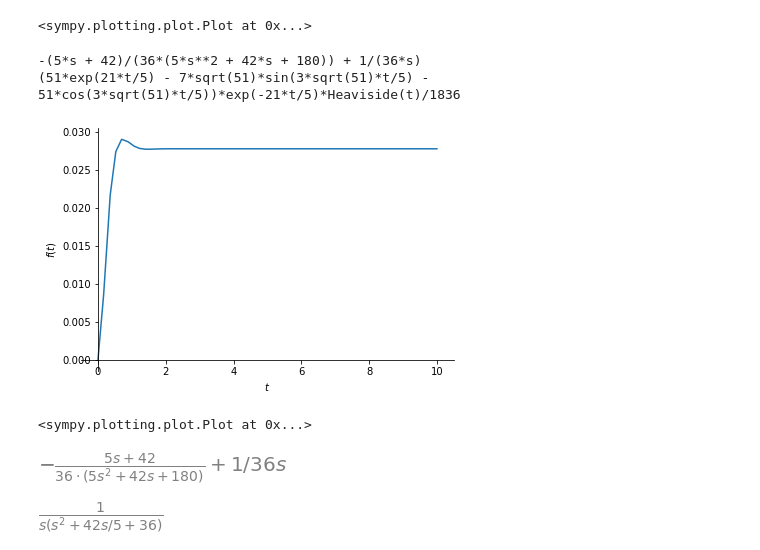
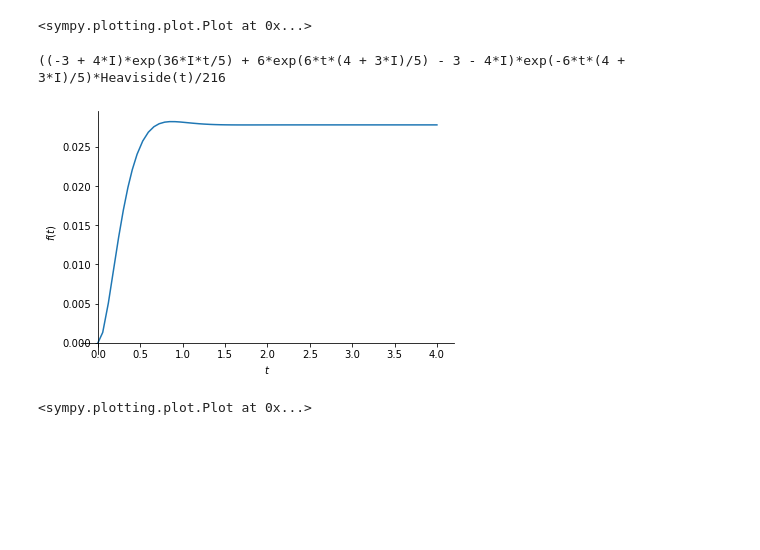
Before and after one commit to IFSP-HTO/aulas_modelagem_sistemas, a Jupyter notebook: Aula4-transf_laplace_frac_parciais.ipynb, the cells around one changed output. Cells and saved outputs as stored; diff of their text form; code cells hidden in the pictures; blank space fills up the shorter version.

```diff
--- a/Aula4-transf_laplace_frac_parciais.ipynb
+++ b/Aula4-transf_laplace_frac_parciais.ipynb
@@ -68,26 +68,17 @@ plot(g,(t,0,10),show=True)
 # %%
 # Sistema de segunda ordem
 
 om = 6
-zeta = 0.7
+zeta = 0.8
 
 D = 1/(s*(s**2 + 2*om*zeta*s + om**2))
 D = D.apart(extension=[I])
-print(D)
+D
 d = iL(D)
 
 print(d)
-plot(d,(t,0,10),show=True)
+plot(d,(t,0,4),show=True)
 # %% [output]
--(5*s + 42)/(36*(5*s**2 + 42*s + 180)) + 1/(36*s)
-(51*exp(21*t/5) - 7*sqrt(51)*sin(3*sqrt(51)*t/5) - 51*cos(3*sqrt(51)*t/5))*exp(-21*t/5)*Heaviside(t)/1836
+((-3 + 4*I)*exp(36*I*t/5) + 6*exp(6*t*(4 + 3*I)/5) - 3 - 4*I)*exp(-6*t*(4 + 3*I)/5)*Heaviside(t)/216
-[figure, old version]
+[figure, new version]
 <sympy.plotting.plot.Plot at 0x...>
-# %%
-D
-# %% [output]
-[figure, removed]
-# %%
-D.factor(extension=I)
-# %% [output]
-[figure, removed]
```
Also changed, not shown: 1 other file.
